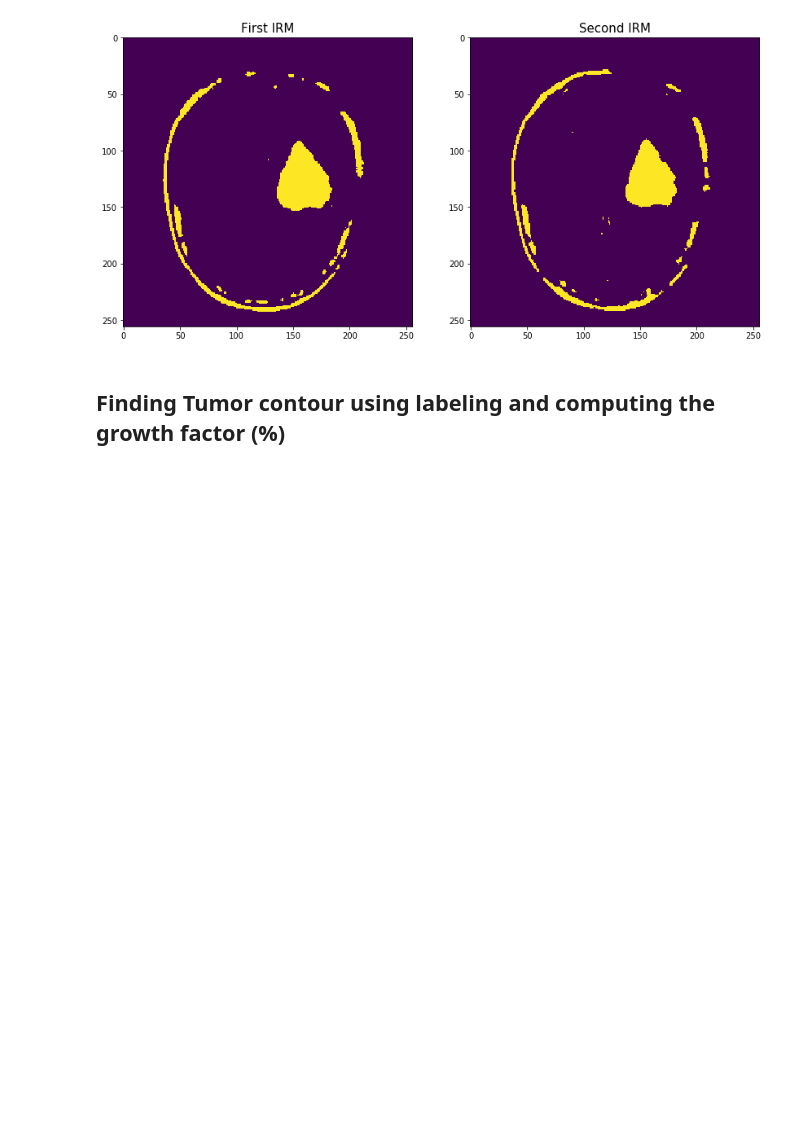
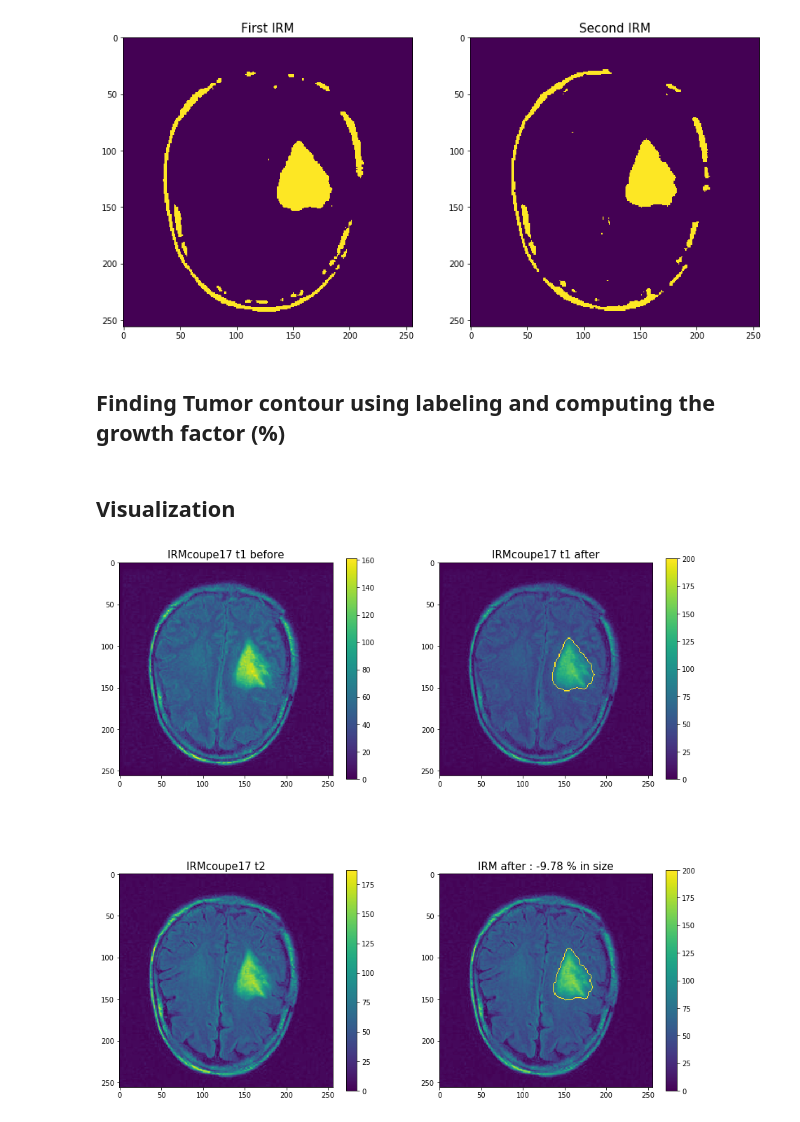
Before and after one commit to A-EL-YAAGOUBI/ML, a Jupyter notebook: Medical Imaging/MRF.ipynb, the cells around one changed output. Cells and saved outputs as stored; diff of their text form; code cells hidden in the pictures; blank space fills up the shorter version.

Commit message:
MFR tumor detection, 9.78% reduction in size

```diff
--- a/Medical Imaging/MRF.ipynb
+++ b/Medical Imaging/MRF.ipynb
@@ -294,3 +294,32 @@ for i, j in measure.find_contours(tumor1, level=0)[0]:
 
 for i, j in measure.find_contours(tumor2, level=0)[0]:
     IRMcoupe17_t2_Diagnose[int(i)][int(j)] = 200
+# %% [markdown]
+## Visualization
+# %%
+plt.figure(figsize=(15,15))
+
+plt.subplot(2, 2, 1)
+plt.imshow(IRMcoupe17_t1)
+plt.title('IRMcoupe17 t1 before', fontsize=15)
+plt.colorbar(shrink=0.85)
+
+plt.subplot(2, 2, 2)
+plt.imshow(IRMcoupe17_t1_Diagnose)
+plt.title('IRMcoupe17 t1 after', fontsize=15)
+plt.colorbar(shrink=0.85)
+
+
+plt.subplot(2, 2, 3)
+plt.imshow(IRMcoupe17_t2)
+plt.title('IRMcoupe17 t2', fontsize=15)
+plt.colorbar(shrink=0.85)
+
+plt.subplot(2, 2, 4)
+plt.imshow(IRMcoupe17_t2_Diagnose)
+plt.title('IRM after : {0:.2f} % in size'.format(growthFactor), fontsize=15)
+plt.colorbar(shrink=0.85)
+
+plt.show()
+# %% [output]
+[figure, added]
```
